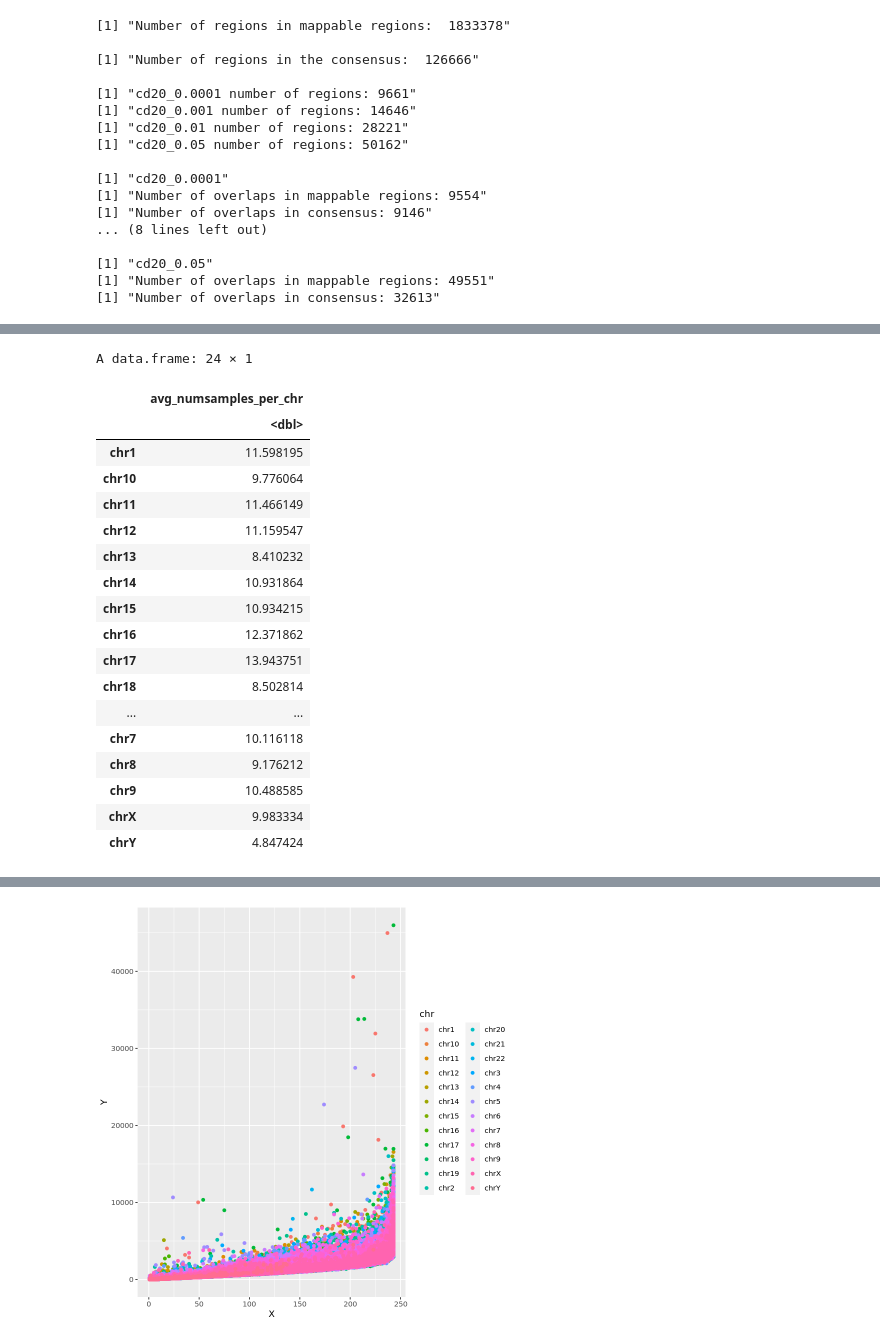
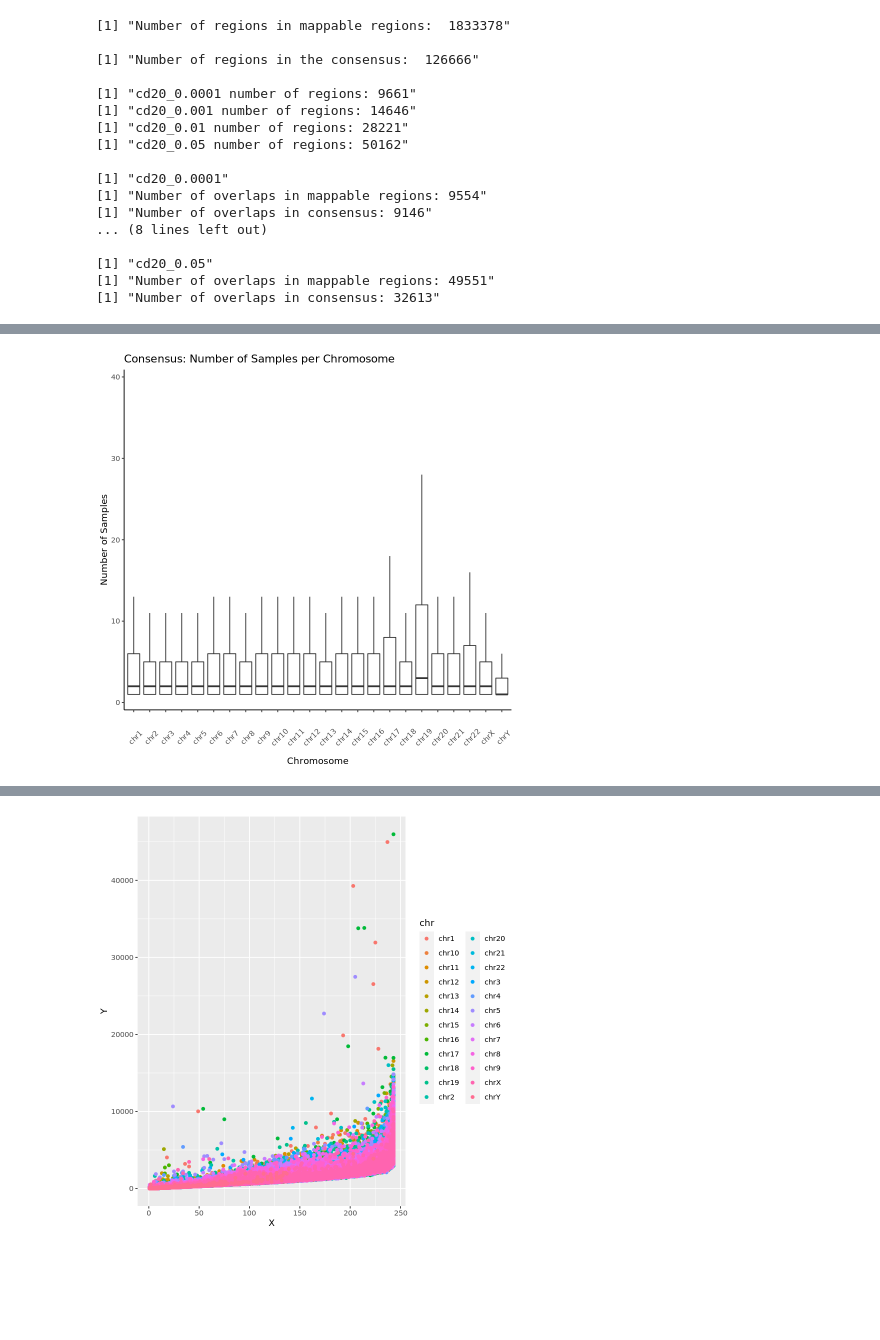
Before and after one commit to apblair/human-TF-footprinting, a Jupyter notebook: Notebooks/ConsensusTF-PermutationAnalysis.ipynb, the cells around one changed output, grey strips where cells are left out. Drawn from its saved outputs; the diff is of its cells as text; code cells hidden in the pictures; blank space fills up the shorter version.

```diff
--- a/Notebooks/ConsensusTF-PermutationAnalysis.ipynb
+++ b/Notebooks/ConsensusTF-PermutationAnalysis.ipynb
@@ -139,25 +136,3 @@ for (chr in unique(consensus_bed@seqnames)){
     avg_numsamples_per_chr[[chr]] <- mean(consensus_bed[consensus_bed@seqnames == chr]$V6)
 }
 avg_numsamples_per_chr_df <- data.frame(avg_numsamples_per_chr)
-# %%
-avg_numsamples_per_chr_df
-# %% [output]
-A data.frame: 24 × 1
-|  | avg_numsamples_per_chr |
-|  | <dbl> |
-| chr1 | 11.598195 |
-| chr10 | 9.776064 |
-| chr11 | 11.466149 |
-| chr12 | 11.159547 |
-| chr13 | 8.410232 |
-| chr14 | 10.931864 |
-| chr15 | 10.934215 |
-| chr16 | 12.371862 |
-| chr17 | 13.943751 |
-| chr18 | 8.502814 |
-| ... | ... |
-| chr7 | 10.116118 |
-| chr8 | 9.176212 |
-| chr9 | 10.488585 |
-| chrX | 9.983334 |
-| chrY | 4.847424 |
@@ -171,6 +141,15 @@ A data.frame: 24 × 1
 # %%
 consensus_boxplot_df <- data.frame(X=consensus_bed@seqnames,Y=consensus_bed$V6)
 rename.chr <- paste(rep('chr',24),seq(1, 24, by=1),sep='')
 rename.chr[[24]] <- 'chrY'
 rename.chr[[23]] <- 'chrX'
 consensus_boxplot_df$X <- factor(consensus_boxplot_df$X, levels=rename.chr)
+
+ggplot(consensus_boxplot_df, aes(x=X, y=Y)) +
+geom_boxplot(outlier.shape = NA) + coord_cartesian(ylim = quantile(consensus_boxplot_df$Y, c(0.01, .94))) +
+theme(axis.text.x=element_text(angle=45,margin = margin(1, unit = "cm"),vjust =1)) +
+theme(panel.grid.major = element_blank(), panel.grid.minor = element_blank(),
+panel.background = element_blank(), axis.line = element_line(colour = "black")) +
+labs(title="Consensus: Number of Samples per Chromosome",x="Chromosome", y = "Number of Samples")
+# %% [output]
+[figure, added]
```
Also changed, not shown: parts of 7 cells of this notebook.
